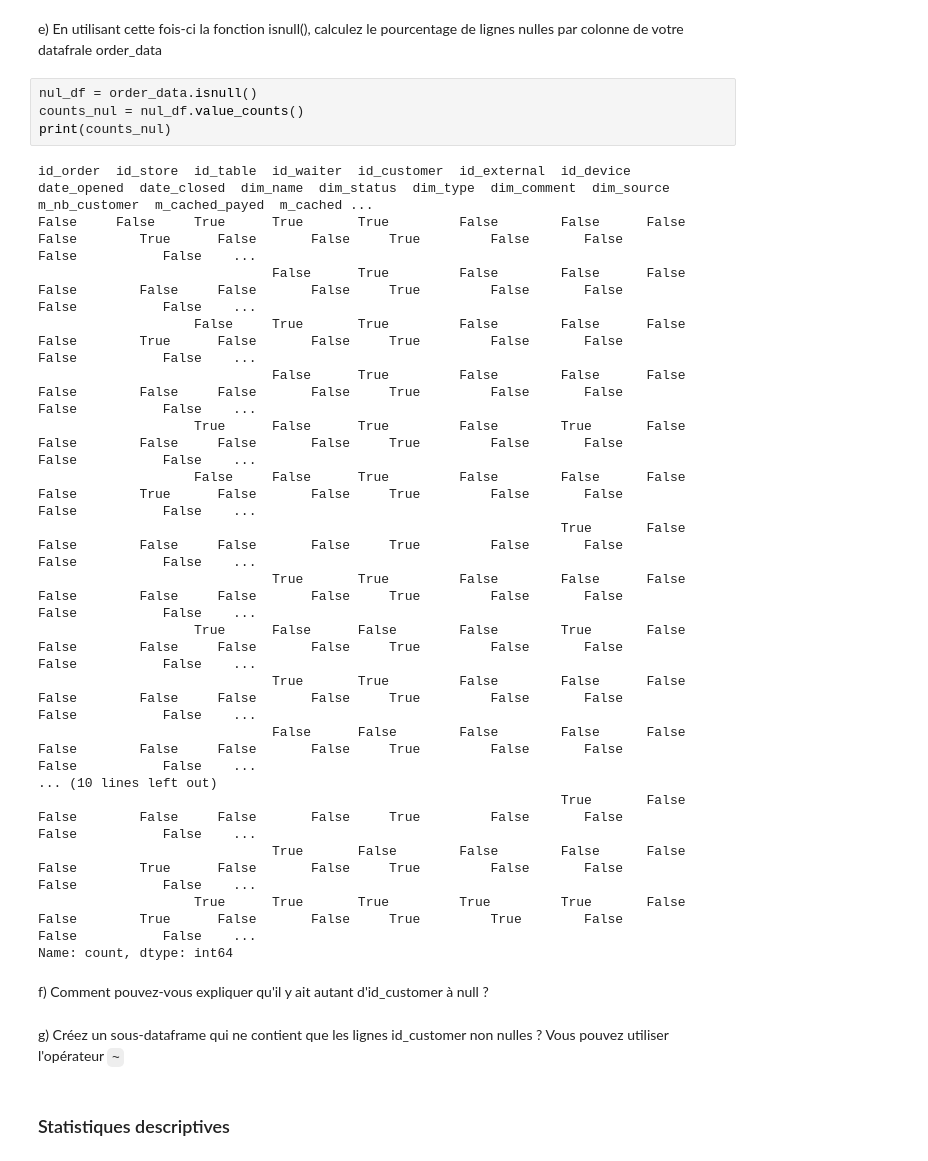
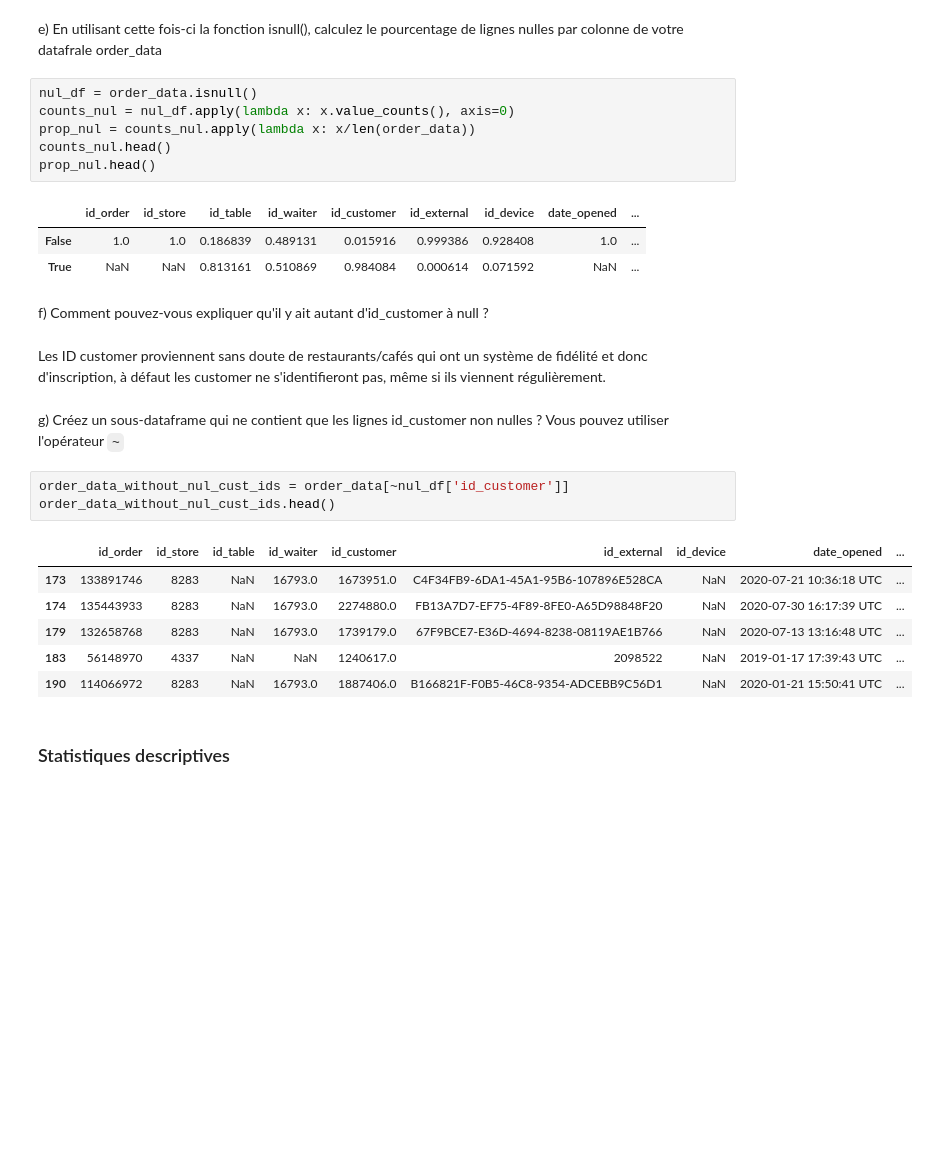
Before and after one commit to VPoussou/DataTouka, a Jupyter notebook: data_wrangling_exercices.ipynb, the cells around one changed output. Drawn from its saved outputs; the diff is of its cells as text; blank space fills up the shorter version.

```diff
--- a/data_wrangling_exercices.ipynb
+++ b/data_wrangling_exercices.ipynb
@@ -54,30 +54,30 @@ memory usage: 15.2+ MB
 e) En utilisant cette fois-ci la fonction isnull(), calculez le pourcentage de lignes nulles par colonne de votre datafrale order_data
 # %%
 nul_df = order_data.isnull()
-counts_nul = nul_df.value_counts()
-print(counts_nul)
+counts_nul = nul_df.apply(lambda x: x.value_counts(), axis=0)
+prop_nul = counts_nul.apply(lambda x: x/len(order_data))
+counts_nul.head()
+prop_nul.head()
 # %% [output]
-id_order  id_store  id_table  id_waiter  id_customer  id_external  id_device  date_opened  date_closed  dim_name  dim_status  dim_type  dim_comment  dim_source  m_nb_customer  m_cached_payed  m_cached ...
-False     False     True      True       True         False        False      False        False        True      False       False     True         False       False          False           False    ...
-                              False      True         False        False      False        False        False     False       False     True         False       False          False           False    ...
-                    False     True       True         False        False      False        False        True      False       False     True         False       False          False           False    ...
-                              False      True         False        False      False        False        False     False       False     True         False       False          False           False    ...
-                    True      False      True         False        True       False        False        False     False       False     True         False       False          False           False    ...
-                    False     False      True         False        False      False        False        True      False       False     True         False       False          False           False    ...
-                                                                   True       False        False        False     False       False     True         False       False          False           False    ...
-                              True       True         False        False      False        False        False     False       False     True         False       False          False           False    ...
-                    True      False      False        False        True       False        False        False     False       False     True         False       False          False           False    ...
-                              True       True         False        False      False        False        False     False       False     True         False       False          False           False    ...
-                              False      False        False        False      False        False        False     False       False     True         False       False          False           False    ...
-... (10 lines left out)
-                                                                   True       False        False        False     False       False     True         False       False          False           False    ...
-                              True       False        False        False      False        False        True      False       False     True         False       False          False           False    ...
-                    True      True       True         True         True       False        False        True      False       False     True         True        False          False           False    ...
-Name: count, dtype: int64
+|  | id_order | id_store | id_table | id_waiter | id_customer | id_external | id_device | date_opened | ... |
+| False | 1.0 | 1.0 | 0.186839 | 0.489131 | 0.015916 | 0.999386 | 0.928408 | 1.0 | ... |
+| True | NaN | NaN | 0.813161 | 0.510869 | 0.984084 | 0.000614 | 0.071592 | NaN | ... |
 # %% [markdown]
 f) Comment pouvez-vous expliquer qu'il y ait autant d'id_customer à null ?
+# %% [markdown]
+Les ID customer proviennent sans doute de restaurants/cafés qui ont un système de fidélité et donc d'inscription, à défaut les customer ne s'identifieront pas, même si ils viennent régulièrement.
 # %% [markdown]
 g) Créez un sous-dataframe qui ne contient que les lignes id_customer non nulles ? Vous pouvez utiliser l'opérateur `~`
+# %%
+order_data_without_nul_cust_ids = order_data[~nul_df['id_customer']]
+order_data_without_nul_cust_ids.head()
+# %% [output]
+|  | id_order | id_store | id_table | id_waiter | id_customer | id_external | id_device | date_opened | ... |
+| 173 | 133891746 | 8283 | NaN | 16793.0 | 1673951.0 | C4F34FB9-6DA1-45A1-95B6-107896E528CA | NaN | 2020-07-21 10:36:18 UTC | ... |
+| 174 | 135443933 | 8283 | NaN | 16793.0 | 2274880.0 | FB13A7D7-EF75-4F89-8FE0-A65D98848F20 | NaN | 2020-07-30 16:17:39 UTC | ... |
+| 179 | 132658768 | 8283 | NaN | 16793.0 | 1739179.0 | 67F9BCE7-E36D-4694-8238-08119AE1B766 | NaN | 2020-07-13 13:16:48 UTC | ... |
+| 183 | 56148970 | 4337 | NaN | NaN | 1240617.0 | 2098522 | NaN | 2019-01-17 17:39:43 UTC | ... |
+| 190 | 114066972 | 8283 | NaN | 16793.0 | 1887406.0 | B166821F-F0B5-46C8-9354-ADCEBB9C56D1 | NaN | 2020-01-21 15:50:41 UTC | ... |
 # %% [markdown]
 ### Statistiques descriptives
 # %% [markdown]
```
Also changed, not shown: parts of 4 cells of this notebook.
